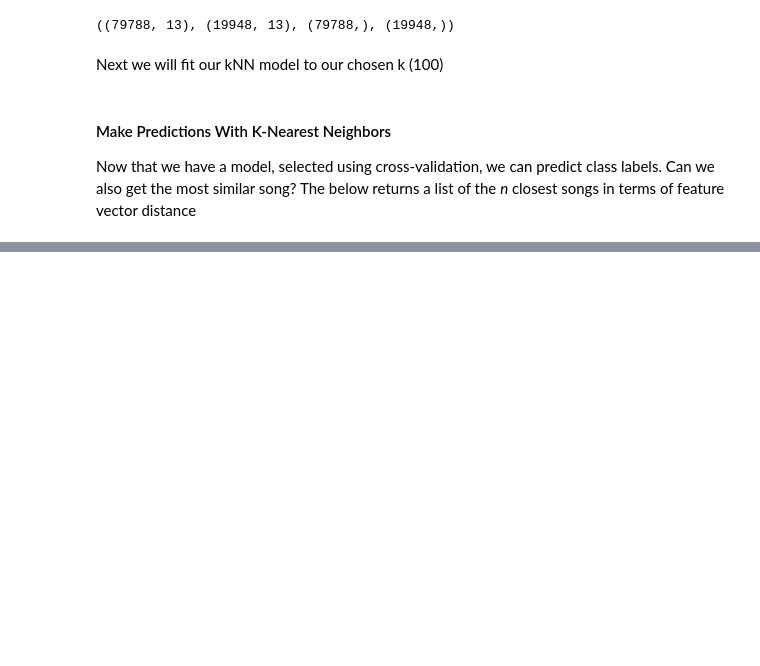
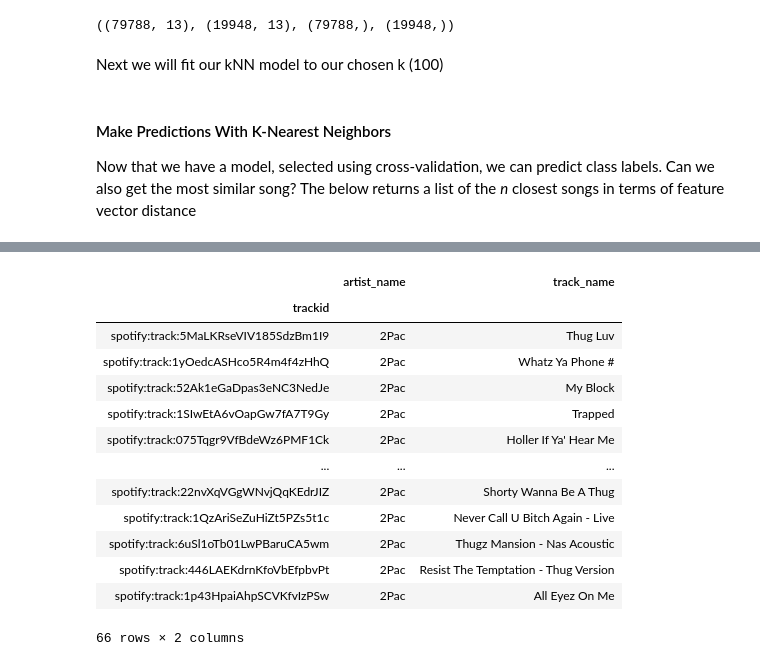
Before and after one commit to spotted-d/spotify-project, a Jupyter notebook: notebooks/milestone3_finalproject.ipynb, the cells around one changed output, grey strips where cells are left out. Saved outputs shown, nothing was run; the diff lists cells and outputs as text; code cells hidden in the pictures; blank space fills up the shorter version.

```diff
--- a/notebooks/milestone3_finalproject.ipynb
+++ b/notebooks/milestone3_finalproject.ipynb
@@ -354,0 +277,18 @@ pd.DataFrame(clusters)
+# %%
+tester = X_train.merge(playlist_data.set_index("trackid"), how="inner", on="trackid")
+tester[tester["artist_name"] == "2Pac"][["artist_name", "track_name"]]
+# %% [output]
+|  | artist_name | track_name |
+| trackid |  |  |
+| spotify:track:5MaLKRseVIV185SdzBm1I9 | 2Pac | Thug Luv |
+| spotify:track:1yOedcASHco5R4m4f4zHhQ | 2Pac | Whatz Ya Phone # |
+| spotify:track:52Ak1eGaDpas3eNC3NedJe | 2Pac | My Block |
+| spotify:track:1SIwEtA6vOapGw7fA7T9Gy | 2Pac | Trapped |
+| spotify:track:075Tqgr9VfBdeWz6PMF1Ck | 2Pac | Holler If Ya' Hear Me |
+| ... | ... | ... |
+| spotify:track:22nvXqVGgWNvjQqKEdrJIZ | 2Pac | Shorty Wanna Be A Thug |
+| spotify:track:1QzAriSeZuHiZt5PZs5t1c | 2Pac | Never Call U Bitch Again - Live |
+| spotify:track:6uSl1oTb01LwPBaruCA5wm | 2Pac | Thugz Mansion - Nas Acoustic |
+| spotify:track:446LAEKdrnKfoVbEfpbvPt | 2Pac | Resist The Temptation - Thug Version |
+| spotify:track:1p43HpaiAhpSCVKfvIzPSw | 2Pac | All Eyez On Me |
+66 rows × 2 columns
```
Also changed, not shown: parts of 8 cells of this notebook, 3 other files.
